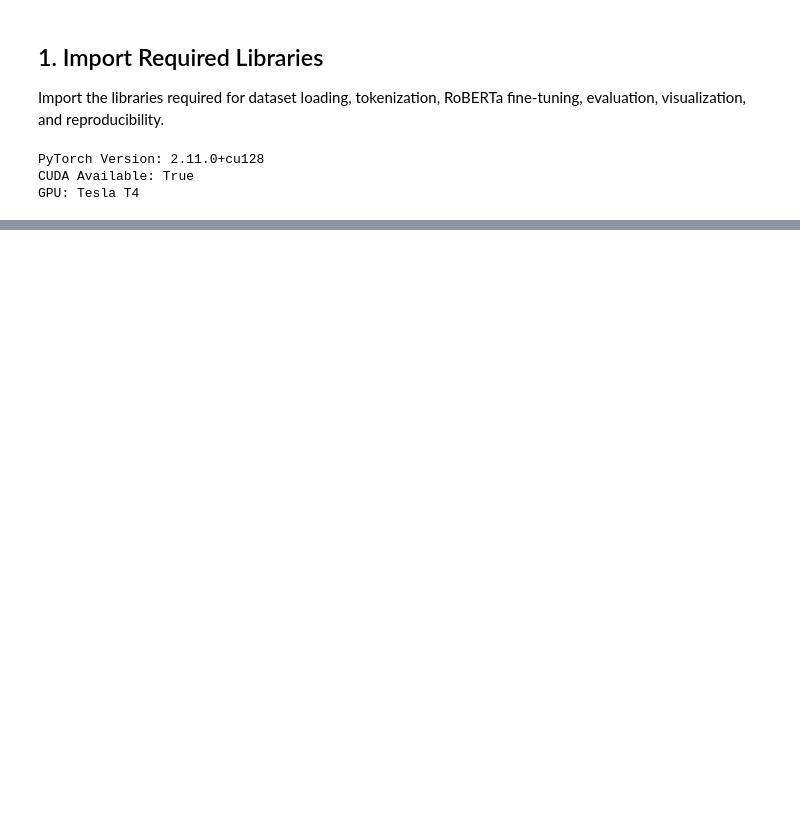
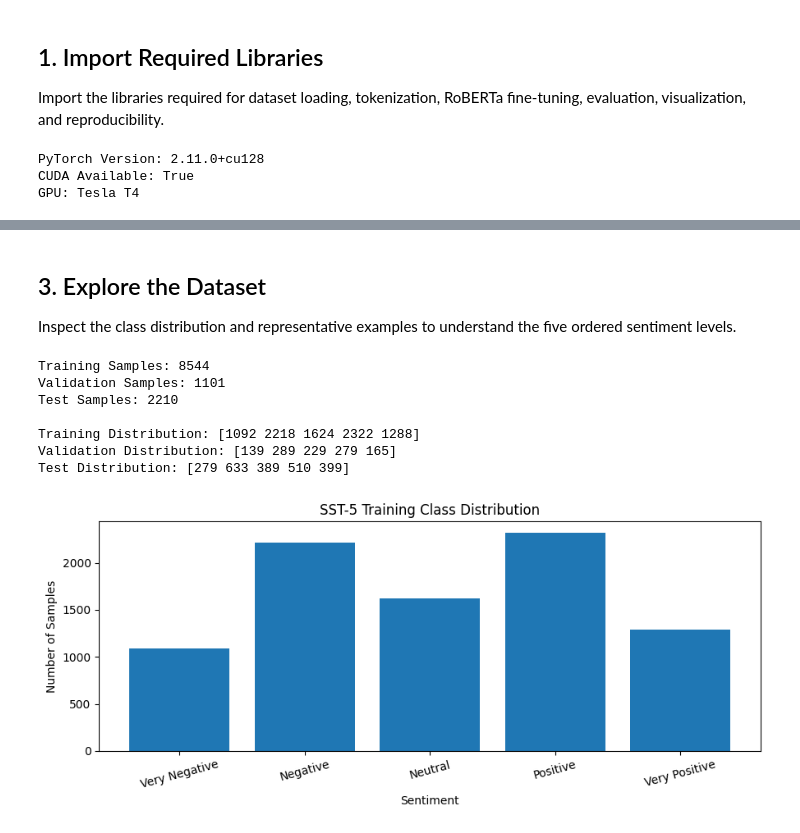
Before and after one commit to praneeth-cs/Deep-Learning-Projects, a Jupyter notebook: RoBERTa - SST-5 Sentiment Classification/RoBERTa_SST_5_Sentiment_Classification.ipynb, the cells around one changed output, grey strips where cells are left out. Drawn from its saved outputs; the diff is of its cells as text; code cells hidden in the pictures; blank space fills up the shorter version.

Commit message:
RoBERTa - SST-5 Sentiment Classification Project

```diff
--- a/RoBERTa - SST-5 Sentiment Classification/RoBERTa_SST_5_Sentiment_Classification.ipynb
+++ b/RoBERTa - SST-5 Sentiment Classification/RoBERTa_SST_5_Sentiment_Classification.ipynb
@@ -474,0 +101,77 @@ Inspect performance for each sentiment class and identify the directions in whic
+# %% [markdown]
+## 3. Explore the Dataset
+
+Inspect the class distribution and representative examples to understand the five ordered sentiment levels.
+# %%
+train_labels = np.array(
+    dataset["train"]["label"],
+    dtype=np.int64
+)
+
+val_labels = np.array(
+    dataset["validation"]["label"],
+    dtype=np.int64
+)
+
+test_labels = np.array(
+    dataset["test"]["label"],
+    dtype=np.int64
+)
+
+train_counts = np.bincount(
+    train_labels,
+    minlength=len(class_names)
+)
+
+val_counts = np.bincount(
+    val_labels,
+    minlength=len(class_names)
+)
+
+test_counts = np.bincount(
+    test_labels,
+    minlength=len(class_names)
+)
+
+print("Training Samples:", len(dataset["train"]))
+print("Validation Samples:", len(dataset["validation"]))
+print("Test Samples:", len(dataset["test"]))
+
+print("\nTraining Distribution:", train_counts)
+print("Validation Distribution:", val_counts)
+print("Test Distribution:", test_counts)
+
+plt.figure(figsize=(9, 4))
+plt.bar(class_names, train_counts)
+plt.xlabel("Sentiment")
+plt.ylabel("Number of Samples")
+plt.title("SST-5 Training Class Distribution")
+plt.xticks(rotation=15)
+plt.tight_layout()
+plt.show()
+
+for class_id, class_name in enumerate(class_names):
+    matches = [
+        index
+        for index, label in enumerate(
+            dataset["train"]["label"]
+        )
+        if label == class_id
+    ]
+
+    print("=" * 90)
+    print("Class:", class_name)
+
+    for index in matches[:2]:
+        print(dataset["train"][index]["text"])
+
+    print()
+# %% [output]
+Training Samples: 8544
+Validation Samples: 1101
+Test Samples: 2210
+
+Training Distribution: [1092 2218 1624 2322 1288]
+Validation Distribution: [139 289 229 279 165]
+Test Distribution: [279 633 389 510 399]
+[figure, added]
```
Also changed, not shown: parts of 57 cells of this notebook.
